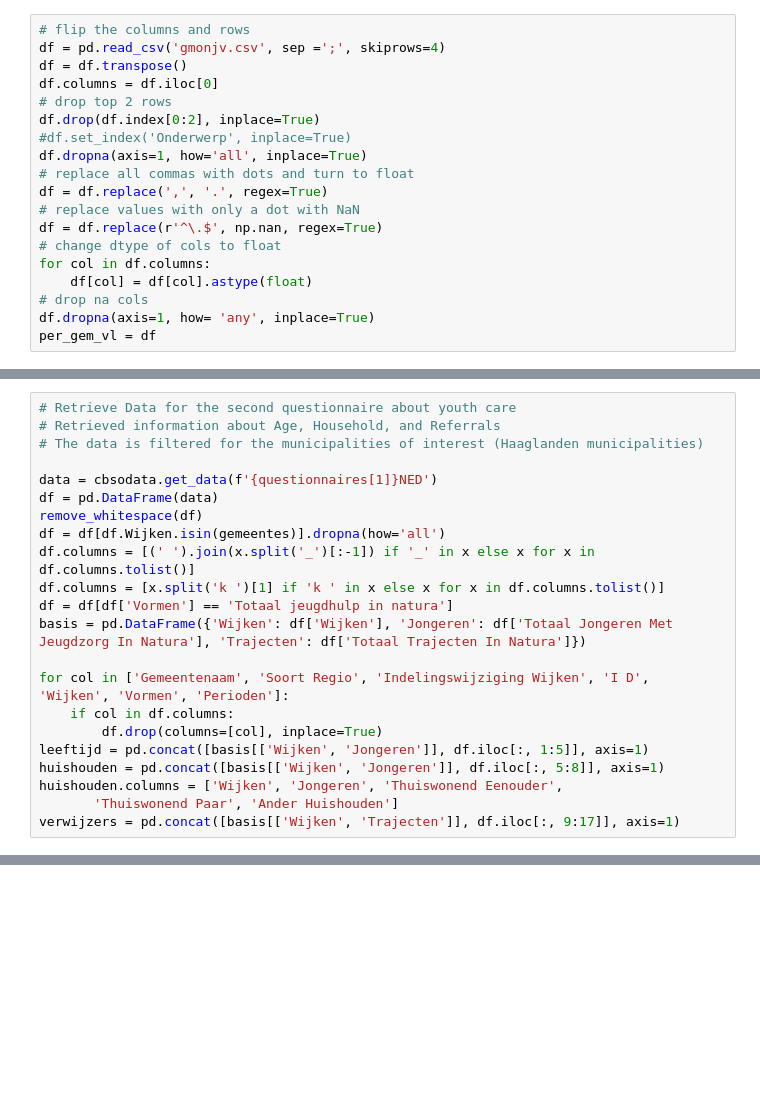
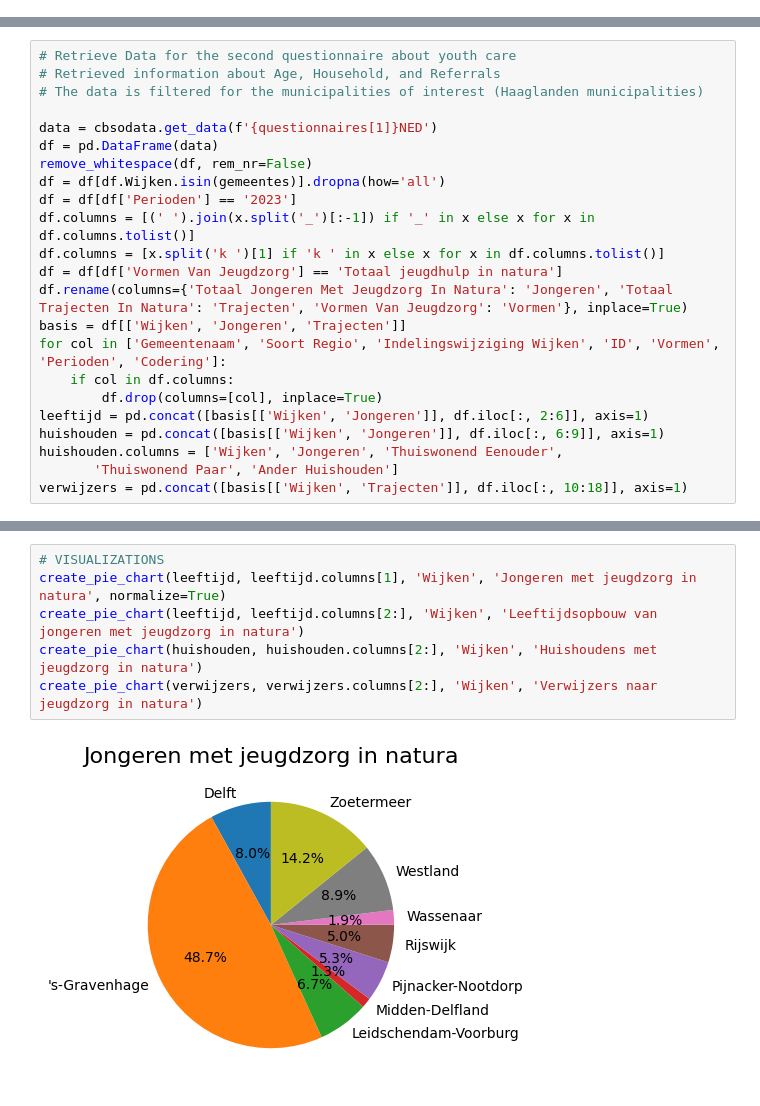
Before and after one commit to githubtijn2002/Oefenproject_populatiegezondheid, a Jupyter notebook: ETL.ipynb, the cells around one changed output, grey strips where cells are left out. Drawn from its saved outputs; the diff is of its cells as text; blank space fills up the shorter version.

```diff
--- a/ETL.ipynb
+++ b/ETL.ipynb
@@ -4,19 +5,0 @@ import numpy as np
-# %%
-# flip the columns and rows
-df = pd.read_csv('gmonjv.csv', sep =';', skiprows=4)
-df = df.transpose()
-df.columns = df.iloc[0]
-# drop top 2 rows
-df.drop(df.index[0:2], inplace=True)
-#df.set_index('Onderwerp', inplace=True)
-df.dropna(axis=1, how='all', inplace=True)
-# replace all commas with dots and turn to float
-df = df.replace(',', '.', regex=True)
-# replace values with only a dot with NaN
-df = df.replace(r'^\.$', np.nan, regex=True)
-# change dtype of cols to float
-for col in df.columns:
-    df[col] = df[col].astype(float)
-# drop na cols
-df.dropna(axis=1, how= 'any', inplace=True)
-per_gem_vl = df
@@ -63,18 +111,19 @@ def remove_whitespace(df):
 
 data = cbsodata.get_data(f'{questionnaires[1]}NED')
 df = pd.DataFrame(data)
-remove_whitespace(df)
+remove_whitespace(df, rem_nr=False)
 df = df[df.Wijken.isin(gemeentes)].dropna(how='all')
+df = df[df['Perioden'] == '2023']
 df.columns = [(' ').join(x.split('_')[:-1]) if '_' in x else x for x in df.columns.tolist()]
 df.columns = [x.split('k ')[1] if 'k ' in x else x for x in df.columns.tolist()]
-df = df[df['Vormen'] == 'Totaal jeugdhulp in natura']
-basis = pd.DataFrame({'Wijken': df['Wijken'], 'Jongeren': df['Totaal Jongeren Met Jeugdzorg In Natura'], 'Trajecten': df['Totaal Trajecten In Natura']})
-
-for col in ['Gemeentenaam', 'Soort Regio', 'Indelingswijziging Wijken', 'I D', 'Wijken', 'Vormen', 'Perioden']:
+df = df[df['Vormen Van Jeugdzorg'] == 'Totaal jeugdhulp in natura']
+df.rename(columns={'Totaal Jongeren Met Jeugdzorg In Natura': 'Jongeren', 'Totaal Trajecten In Natura': 'Trajecten', 'Vormen Van Jeugdzorg': 'Vormen'}, inplace=True)
+basis = df[['Wijken', 'Jongeren', 'Trajecten']]
+for col in ['Gemeentenaam', 'Soort Regio', 'Indelingswijziging Wijken', 'ID', 'Vormen', 'Perioden', 'Codering']:
     if col in df.columns:
         df.drop(columns=[col], inplace=True)
-leeftijd = pd.concat([basis[['Wijken', 'Jongeren']], df.iloc[:, 1:5]], axis=1)
-huishouden = pd.concat([basis[['Wijken', 'Jongeren']], df.iloc[:, 5:8]], axis=1)
+leeftijd = pd.concat([basis[['Wijken', 'Jongeren']], df.iloc[:, 2:6]], axis=1)
+huishouden = pd.concat([basis[['Wijken', 'Jongeren']], df.iloc[:, 6:9]], axis=1)
 huishouden.columns = ['Wijken', 'Jongeren', 'Thuiswonend Eenouder',
        'Thuiswonend Paar', 'Ander Huishouden']
-verwijzers = pd.concat([basis[['Wijken', 'Trajecten']], df.iloc[:, 9:17]], axis=1)
+verwijzers = pd.concat([basis[['Wijken', 'Trajecten']], df.iloc[:, 10:18]], axis=1)
@@ -218,0 +198,8 @@ dtype: int64
+# %%
+# VISUALIZATIONS
+create_pie_chart(leeftijd, leeftijd.columns[1], 'Wijken', 'Jongeren met jeugdzorg in natura', normalize=True)
+create_pie_chart(leeftijd, leeftijd.columns[2:], 'Wijken', 'Leeftijdsopbouw van jongeren met jeugdzorg in natura')
+create_pie_chart(huishouden, huishouden.columns[2:], 'Wijken', 'Huishoudens met jeugdzorg in natura')
+create_pie_chart(verwijzers, verwijzers.columns[2:], 'Wijken', 'Verwijzers naar jeugdzorg in natura')
+# %% [output]
+[figure, added]
```
Also changed, not shown: parts of 19 cells of this notebook, 2 other files.
